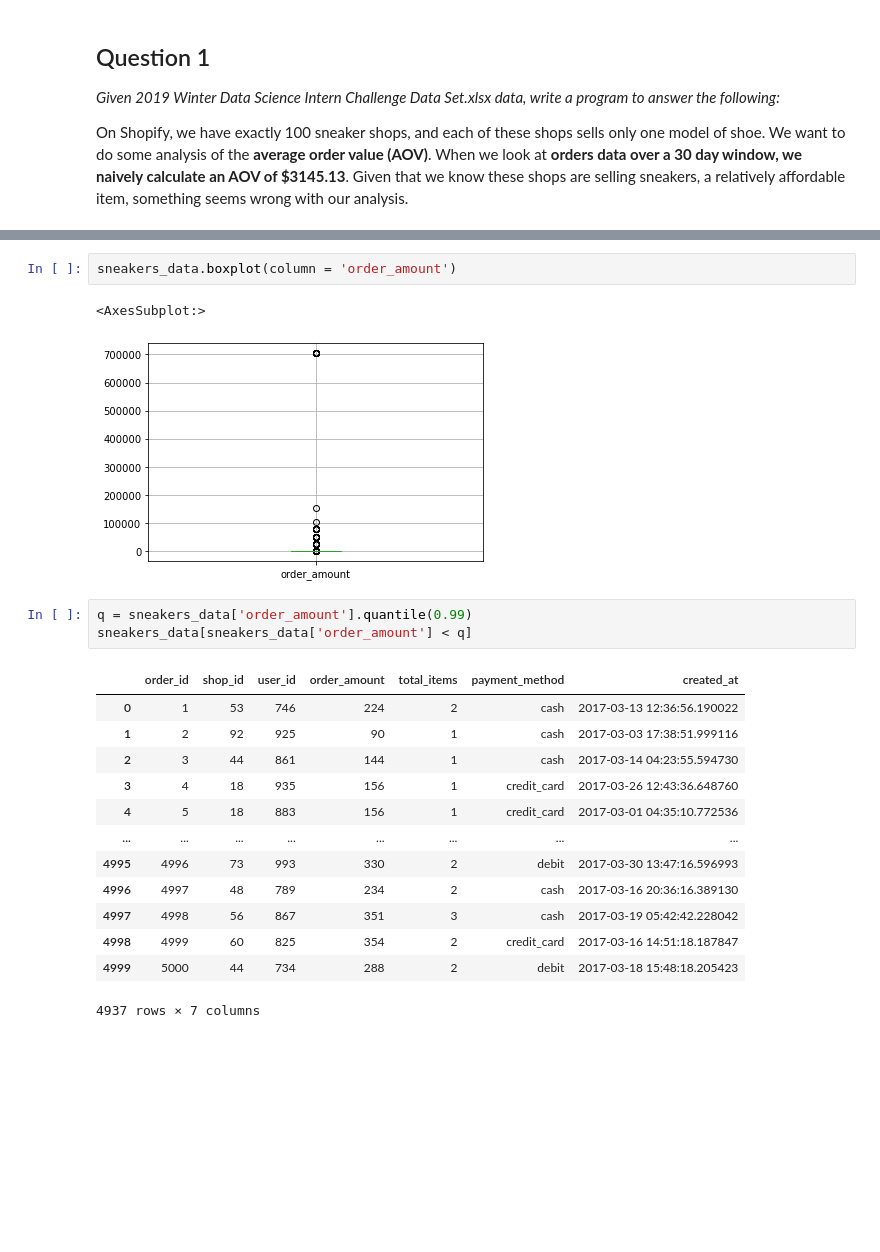
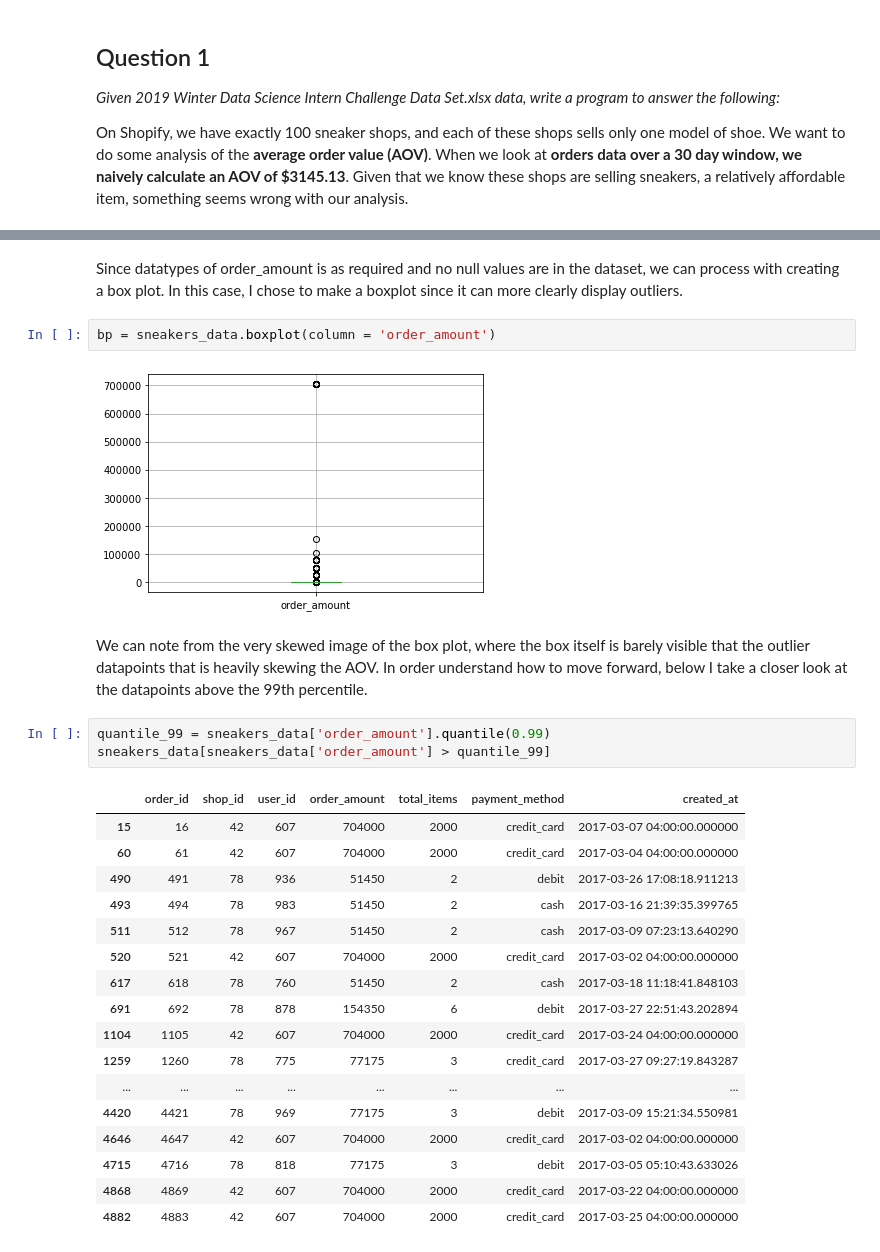
Before and after one commit to sim-97/Shopify_Data_Science_Chanllenge, a Jupyter notebook: 2022_Shopify_Data_Science_Challenge.ipynb, the cells around one changed output, grey strips where cells are left out. Cells and saved outputs as stored; diff of their text form; blank space fills up the shorter version.

```diff
--- a/2022_Shopify_Data_Science_Challenge.ipynb
+++ b/2022_Shopify_Data_Science_Challenge.ipynb
@@ -54,25 +58,32 @@ created_at        datetime64[ns]
 dtype: object
 
 Any Null values: False
+# %% [markdown]
+Since datatypes of order_amount is as required and no null values are in the dataset, we can process with creating a box plot. In this case, I chose to make a boxplot since it can more clearly display outliers.
 # %%
-sneakers_data.boxplot(column = 'order_amount')
+bp = sneakers_data.boxplot(column = 'order_amount')
 # %% [output]
-<AxesSubplot:>
 [figure]
+# %% [markdown]
+We can note from the very skewed image of the box plot, where the box itself is barely visible that the outlier datapoints that is heavily skewing the AOV. In order understand how to move forward, below I take a closer look at the datapoints above the 99th percentile.
 # %%
-q = sneakers_data['order_amount'].quantile(0.99)
-sneakers_data[sneakers_data['order_amount'] < q]
+quantile_99 = sneakers_data['order_amount'].quantile(0.99)
+sneakers_data[sneakers_data['order_amount'] > quantile_99]
 # %% [output]
 |  | order_id | shop_id | user_id | order_amount | total_items | payment_method | created_at |
-| 0 | 1 | 53 | 746 | 224 | 2 | cash | 2017-03-13 12:36:56.190022 |
-| 1 | 2 | 92 | 925 | 90 | 1 | cash | 2017-03-03 17:38:51.999116 |
-| 2 | 3 | 44 | 861 | 144 | 1 | cash | 2017-03-14 04:23:55.594730 |
-| 3 | 4 | 18 | 935 | 156 | 1 | credit_card | 2017-03-26 12:43:36.648760 |
-| 4 | 5 | 18 | 883 | 156 | 1 | credit_card | 2017-03-01 04:35:10.772536 |
+| 15 | 16 | 42 | 607 | 704000 | 2000 | credit_card | 2017-03-07 04:00:00.000000 |
+| 60 | 61 | 42 | 607 | 704000 | 2000 | credit_card | 2017-03-04 04:00:00.000000 |
+| 490 | 491 | 78 | 936 | 51450 | 2 | debit | 2017-03-26 17:08:18.911213 |
+| 493 | 494 | 78 | 983 | 51450 | 2 | cash | 2017-03-16 21:39:35.399765 |
+| 511 | 512 | 78 | 967 | 51450 | 2 | cash | 2017-03-09 07:23:13.640290 |
+| 520 | 521 | 42 | 607 | 704000 | 2000 | credit_card | 2017-03-02 04:00:00.000000 |
+| 617 | 618 | 78 | 760 | 51450 | 2 | cash | 2017-03-18 11:18:41.848103 |
+| 691 | 692 | 78 | 878 | 154350 | 6 | debit | 2017-03-27 22:51:43.202894 |
+| 1104 | 1105 | 42 | 607 | 704000 | 2000 | credit_card | 2017-03-24 04:00:00.000000 |
+| 1259 | 1260 | 78 | 775 | 77175 | 3 | credit_card | 2017-03-27 09:27:19.843287 |
 | ... | ... | ... | ... | ... | ... | ... | ... |
-| 4995 | 4996 | 73 | 993 | 330 | 2 | debit | 2017-03-30 13:47:16.596993 |
-| 4996 | 4997 | 48 | 789 | 234 | 2 | cash | 2017-03-16 20:36:16.389130 |
-| 4997 | 4998 | 56 | 867 | 351 | 3 | cash | 2017-03-19 05:42:42.228042 |
-| 4998 | 4999 | 60 | 825 | 354 | 2 | credit_card | 2017-03-16 14:51:18.187847 |
-| 4999 | 5000 | 44 | 734 | 288 | 2 | debit | 2017-03-18 15:48:18.205423 |
+| 4420 | 4421 | 78 | 969 | 77175 | 3 | debit | 2017-03-09 15:21:34.550981 |
+| 4646 | 4647 | 42 | 607 | 704000 | 2000 | credit_card | 2017-03-02 04:00:00.000000 |
+| 4715 | 4716 | 78 | 818 | 77175 | 3 | debit | 2017-03-05 05:10:43.633026 |
+| 4868 | 4869 | 42 | 607 | 704000 | 2000 | credit_card | 2017-03-22 04:00:00.000000 |
+| 4882 | 4883 | 42 | 607 | 704000 | 2000 | credit_card | 2017-03-25 04:00:00.000000 |
-4937 rows × 7 columns
```
Also changed, not shown: parts of 11 cells of this notebook.
